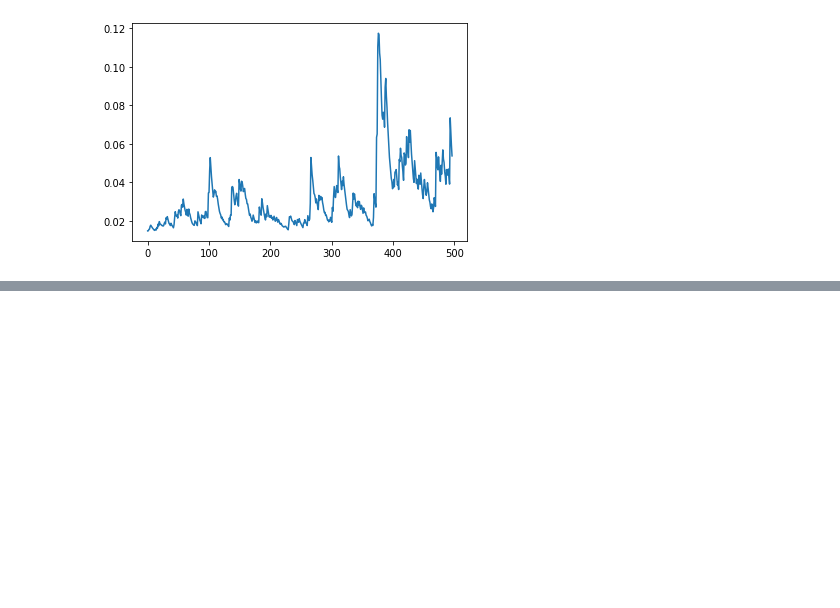
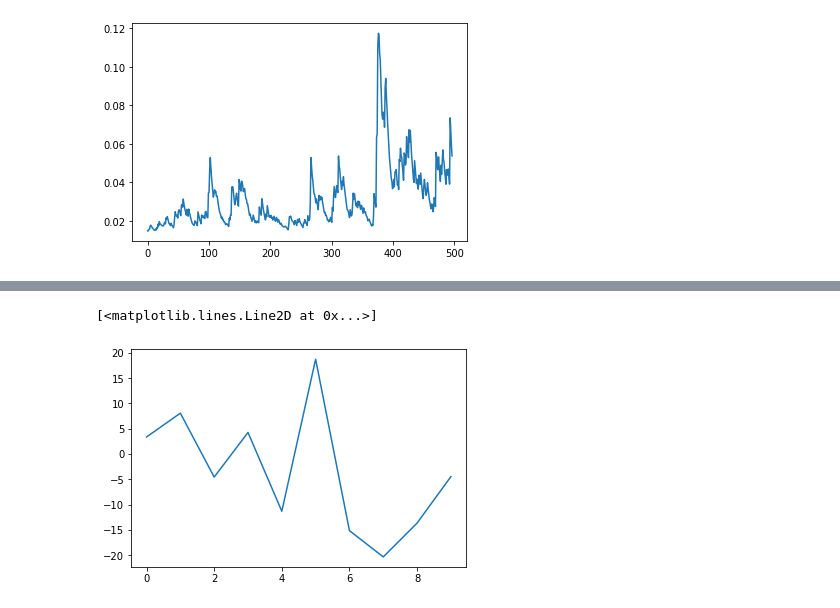
Before and after one commit to Sinbad-The-Sailor/Abacus, a Jupyter notebook: garch_test.ipynb, the cells around one changed output, grey strips where cells are left out. Saved outputs shown, nothing was run; the diff lists cells and outputs as text; code cells hidden in the pictures; blank space fills up the shorter version.

```diff
--- a/garch_test.ipynb
+++ b/garch_test.ipynb
@@ -92,0 +132,5 @@ plt.show()
+# %%
+plt.plot(newret)
+# %% [output]
+[<matplotlib.lines.Line2D at 0x...>]
+[figure, added]
```
Also changed, not shown: parts of 6 cells of this notebook, 3 other files.
